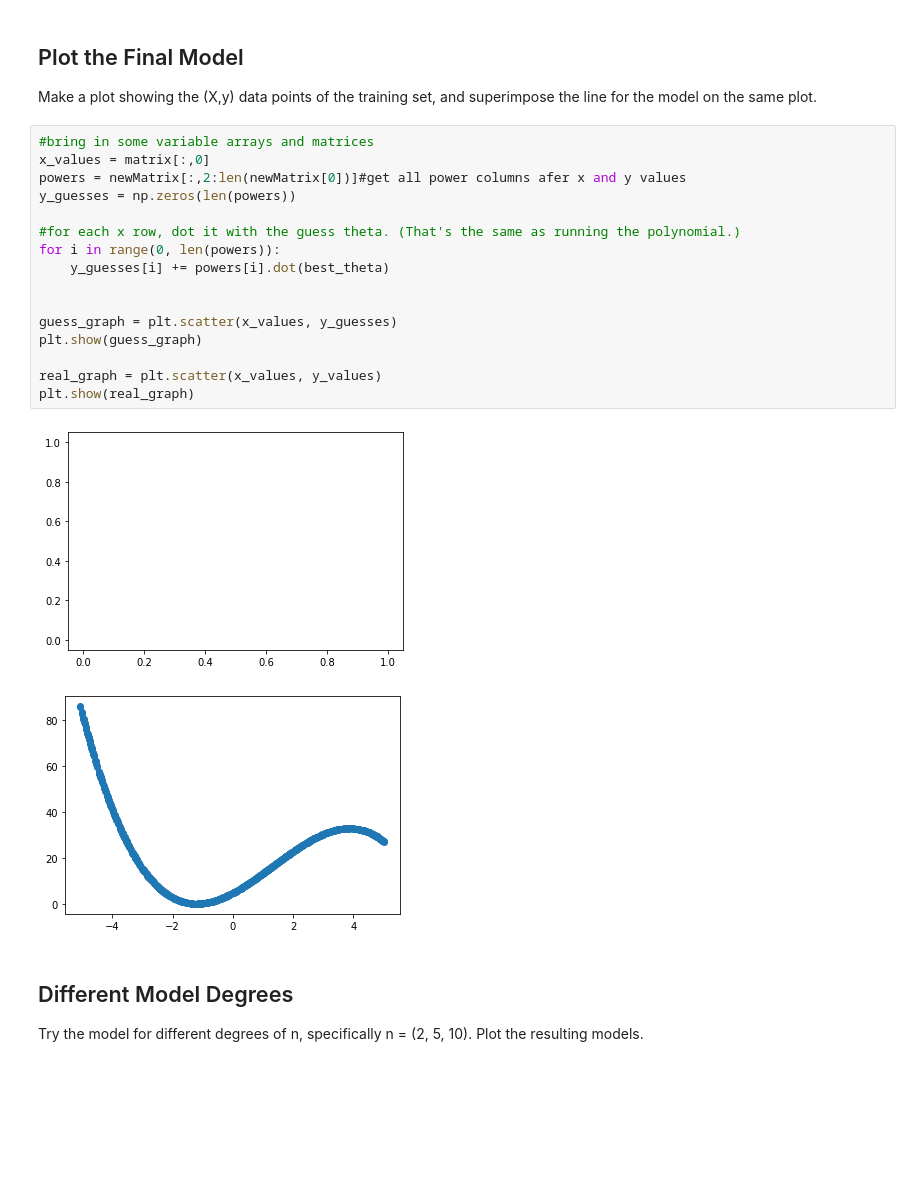
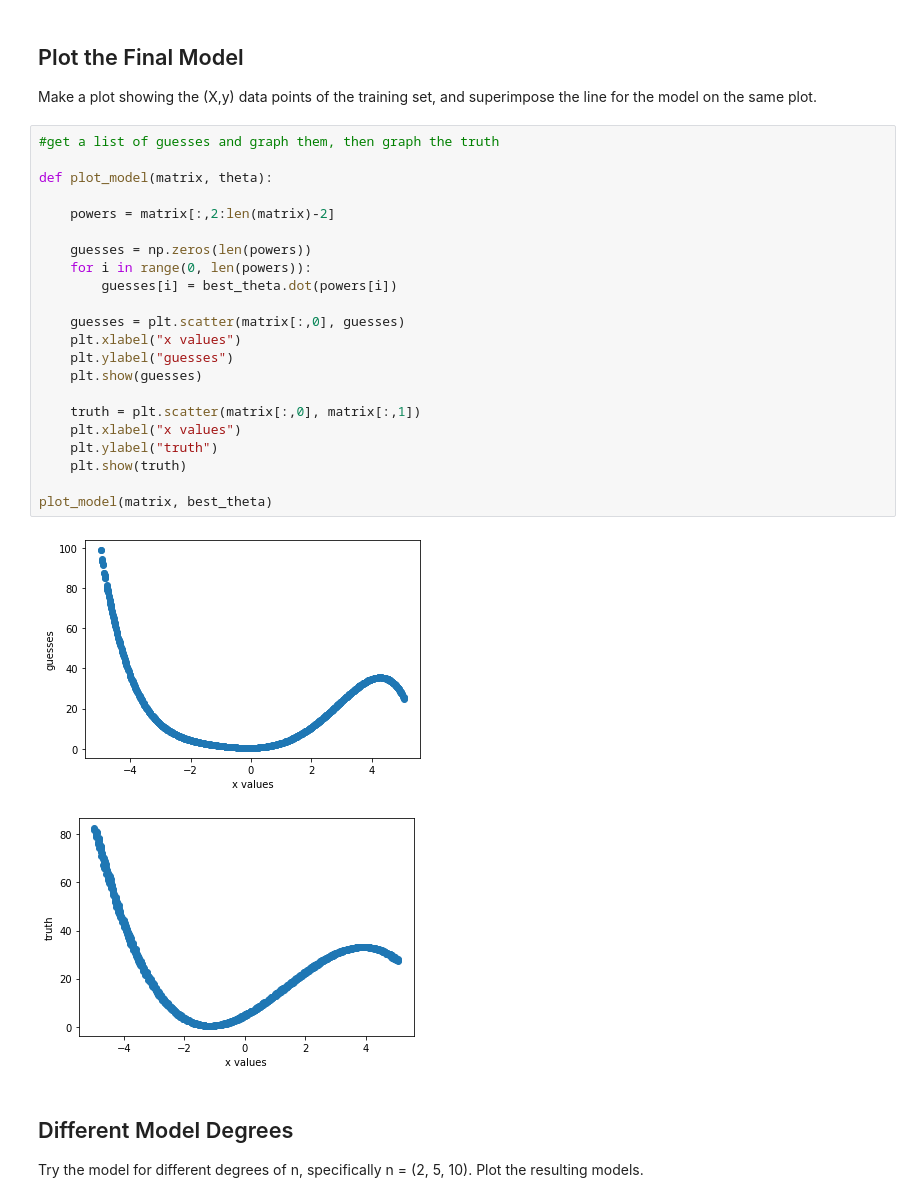
Before and after one commit to Treadder/MachineLearningHomework, a Jupyter notebook: Homework/Project4/Project _4.ipynb, the cells around one changed output. Cells and saved outputs as stored; diff of their text form; blank space fills up the shorter version.

```diff
--- a/Homework/Project4/Project _4.ipynb
+++ b/Homework/Project4/Project _4.ipynb
@@ -275,25 +120,31 @@ theta
 # %% [markdown]
 ## Plot the Final Model
 Make a plot showing the (X,y) data points of the training set, and superimpose the line for the model on the same plot.
-# %%
-#bring in some variable arrays and matrices
-x_values = matrix[:,0]
-powers = newMatrix[:,2:len(newMatrix[0])]#get all power columns afer x and y values
-y_guesses = np.zeros(len(powers))
-
-#for each x row, dot it with the guess theta. (That's the same as running the polynomial.)
-for i in range(0, len(powers)):
-    y_guesses[i] += powers[i].dot(best_theta)
-
-
-guess_graph = plt.scatter(x_values, y_guesses)
-plt.show(guess_graph)
-
-real_graph = plt.scatter(x_values, y_values)
-plt.show(real_graph)
-# %% [output]
-[figure, removed]
-[figure, removed]
+# %%
+#get a list of guesses and graph them, then graph the truth
+
+def plot_model(matrix, theta):
+
+    powers = matrix[:,2:len(matrix)-2]
+
+    guesses = np.zeros(len(powers))
+    for i in range(0, len(powers)):
+        guesses[i] = best_theta.dot(powers[i])
+
+    guesses = plt.scatter(matrix[:,0], guesses)
+    plt.xlabel("x values")
+    plt.ylabel("guesses")
+    plt.show(guesses)
+
+    truth = plt.scatter(matrix[:,0], matrix[:,1])
+    plt.xlabel("x values")
+    plt.ylabel("truth")
+    plt.show(truth)
+
+plot_model(matrix, best_theta)
+# %% [output]
+[figure, added]
+[figure, added]
 # %% [markdown]
 ## Different Model Degrees
 Try the model for different degrees of n, specifically n = (2, 5, 10).  Plot the resulting models.
```
Also changed, not shown: parts of 9 cells of this notebook.
